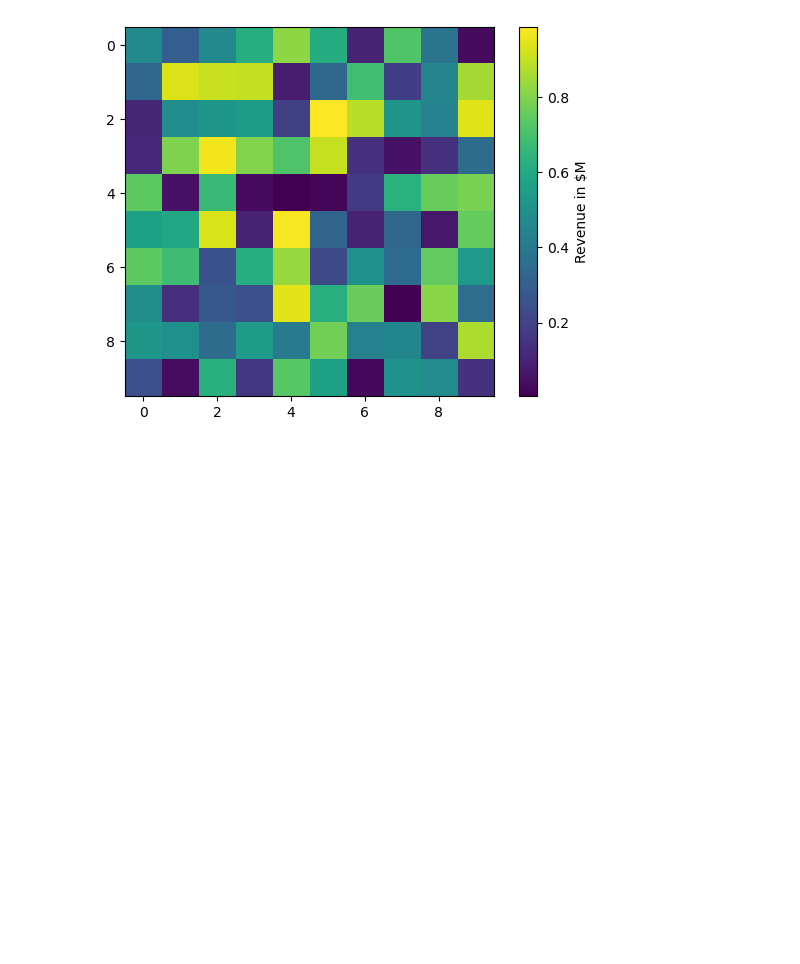
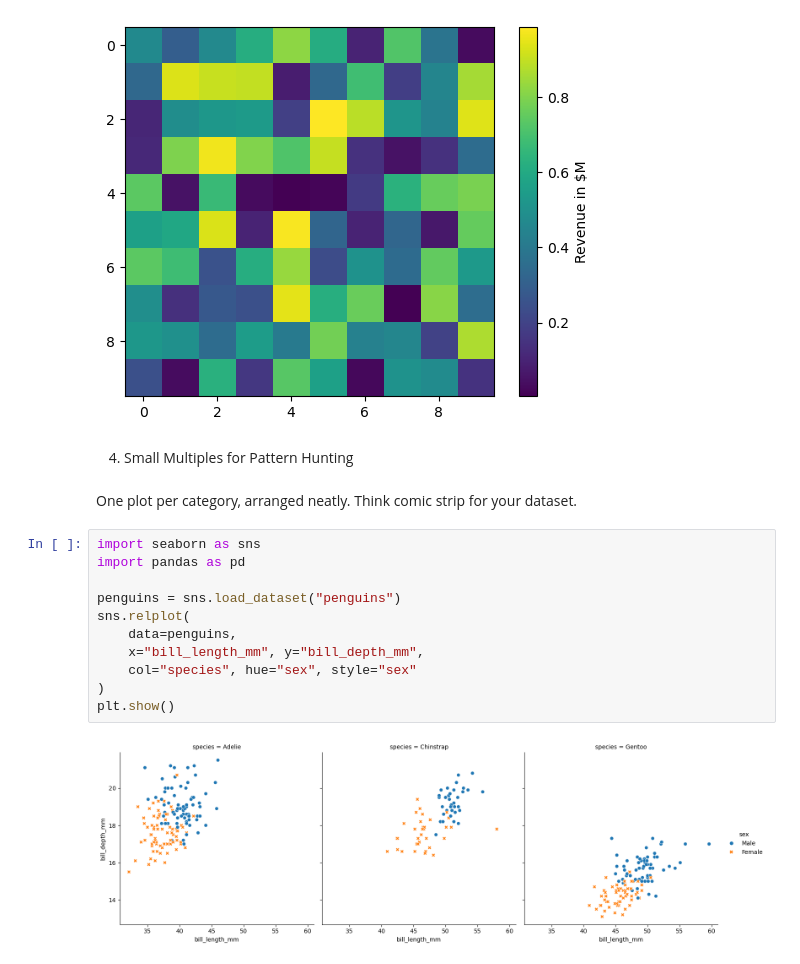
Before and after one commit to ARUNAGIRINATHAN-K/Unknown-1, a Jupyter notebook: Annotated Timelines.ipynb, the cells around one changed output. Drawn from its saved outputs; the diff is of its cells as text; blank space fills up the shorter version.

```diff
--- a/Annotated Timelines.ipynb
+++ b/Annotated Timelines.ipynb
@@ -72,3 +72,20 @@ plt.colorbar(label='Revenue in $M')
 plt.show()
 # %% [output]
 [figure]
+# %% [markdown]
+4. Small Multiples for Pattern Hunting
+# %% [markdown]
+One plot per category, arranged neatly. Think comic strip for your dataset.
+# %%
+import seaborn as sns
+import pandas as pd
+
+penguins = sns.load_dataset("penguins")
+sns.relplot(
+    data=penguins,
+    x="bill_length_mm", y="bill_depth_mm",
+    col="species", hue="sex", style="sex"
+)
+plt.show()
+# %% [output]
+[figure, added]
```
